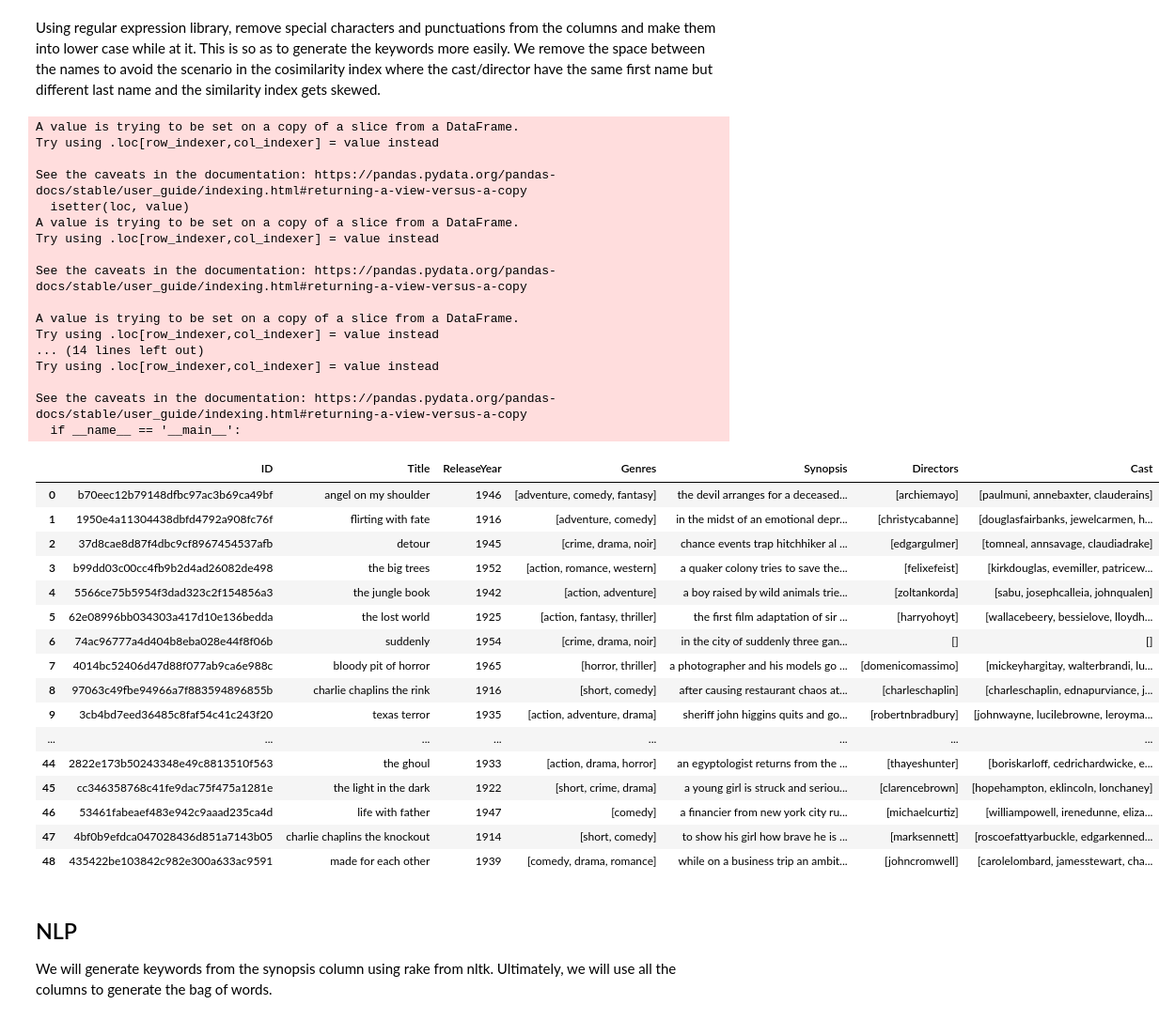
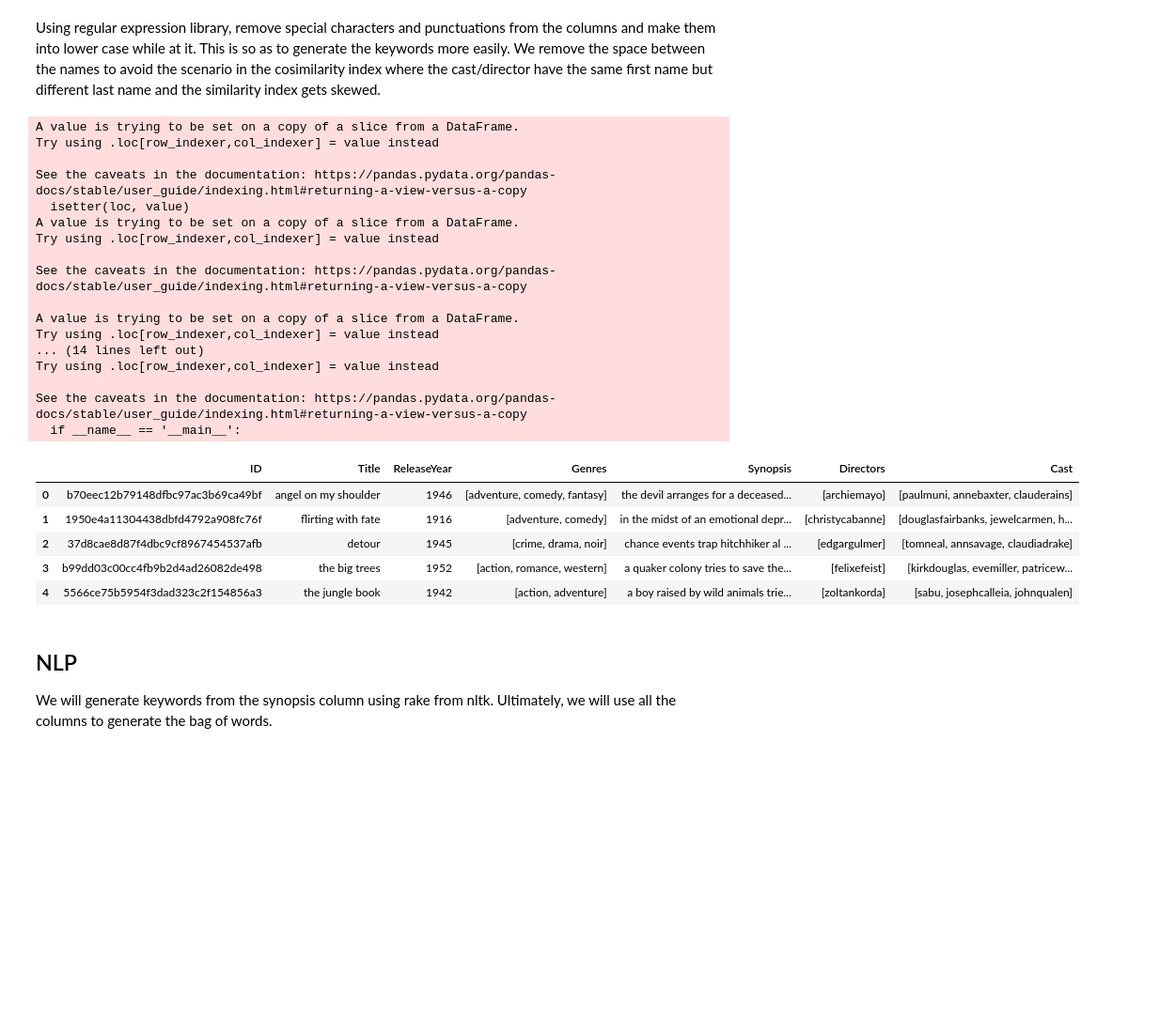
Before and after one commit to Thomas-George-T/Retro-Reel-Recommender, a Jupyter notebook: Retro_Reel_Recommender.ipynb, the cells around one changed output. Shown at 94% size. Saved outputs shown, nothing was run; the diff lists cells and outputs as text; code cells hidden in the pictures; blank space fills up the shorter version.

```diff
--- a/Retro_Reel_Recommender.ipynb
+++ b/Retro_Reel_Recommender.ipynb
@@ -120,45 +120,34 @@ df4['Cast'] = df4['Cast'].map(lambda x : [ remove_punct_space.sub("", y.lower())
 
 df4['Synopsis'] = df4['Synopsis'].map(lambda x: remove_punct.sub("", x.lower()))
 df4['Title'] = df4['Title'].map(lambda x: remove_punct.sub("", x.lower()))
 
 # Make the rest of the columns also lower case
 df4['Genres'] = df4['Genres'].map(lambda x: [ y.lower() for y in x ])
-df4
+df4.head()
 # %% [output]
 A value is trying to be set on a copy of a slice from a DataFrame.
 Try using .loc[row_indexer,col_indexer] = value instead
 
 See the caveats in the documentation: https://pandas.pydata.org/pandas-docs/stable/user_guide/indexing.html#returning-a-view-versus-a-copy
   isetter(loc, value)
 A value is trying to be set on a copy of a slice from a DataFrame.
 Try using .loc[row_indexer,col_indexer] = value instead
 
 See the caveats in the documentation: https://pandas.pydata.org/pandas-docs/stable/user_guide/indexing.html#returning-a-view-versus-a-copy
 
 A value is trying to be set on a copy of a slice from a DataFrame.
 Try using .loc[row_indexer,col_indexer] = value instead
 ... (14 lines left out)
 Try using .loc[row_indexer,col_indexer] = value instead
 
 See the caveats in the documentation: https://pandas.pydata.org/pandas-docs/stable/user_guide/indexing.html#returning-a-view-versus-a-copy
   if __name__ == '__main__':
 |  | ID | Title | ReleaseYear | Genres | Synopsis | Directors | Cast |
 | 0 | b70eec12b79148dfbc97ac3b69ca49bf | angel on my shoulder | 1946 | [adventure, comedy, fantasy] | the devil arranges for a deceased... | [archiemayo] | [paulmuni, annebaxter, clauderains] |
 | 1 | 1950e4a11304438dbfd4792a908fc76f | flirting with fate | 1916 | [adventure, comedy] | in the midst of an emotional depr... | [christycabanne] | [douglasfairbanks, jewelcarmen, h... |
 | 2 | 37d8cae8d87f4dbc9cf8967454537afb | detour | 1945 | [crime, drama, noir] | chance events trap hitchhiker al ... | [edgargulmer] | [tomneal, annsavage, claudiadrake] |
 | 3 | b99dd03c00cc4fb9b2d4ad26082de498 | the big trees | 1952 | [action, romance, western] | a quaker colony tries to save the... | [felixefeist] | [kirkdouglas, evemiller, patricew... |
 | 4 | 5566ce75b5954f3dad323c2f154856a3 | the jungle book | 1942 | [action, adventure] | a boy raised by wild animals trie... | [zoltankorda] | [sabu, josephcalleia, johnqualen] |
-| 5 | 62e08996bb034303a417d10e136bedda | the lost world | 1925 | [action, fantasy, thriller] | the first film adaptation of sir ... | [harryohoyt] | [wallacebeery, bessielove, lloydh... |
-| 6 | 74ac96777a4d404b8eba028e44f8f06b | suddenly | 1954 | [crime, drama, noir] | in the city of suddenly three gan... | [] | [] |
-| 7 | 4014bc52406d47d88f077ab9ca6e988c | bloody pit of horror | 1965 | [horror, thriller] | a photographer and his models go ... | [domenicomassimo] | [mickeyhargitay, walterbrandi, lu... |
-| 8 | 97063c49fbe94966a7f883594896855b | charlie chaplins the rink | 1916 | [short, comedy] | after causing restaurant chaos at... | [charleschaplin] | [charleschaplin, ednapurviance, j... |
-| 9 | 3cb4bd7eed36485c8faf54c41c243f20 | texas terror | 1935 | [action, adventure, drama] | sheriff john higgins quits and go... | [robertnbradbury] | [johnwayne, lucilebrowne, leroyma... |
-| ... | ... | ... | ... | ... | ... | ... | ... |
-| 44 | 2822e173b50243348e49c8813510f563 | the ghoul | 1933 | [action, drama, horror] | an egyptologist returns from the ... | [thayeshunter] | [boriskarloff, cedrichardwicke, e... |
-| 45 | cc346358768c41fe9dac75f475a1281e | the light in the dark | 1922 | [short, crime, drama] | a young girl is struck and seriou... | [clarencebrown] | [hopehampton, eklincoln, lonchaney] |
-| 46 | 53461fabeaef483e942c9aaad235ca4d | life with father | 1947 | [comedy] | a financier from new york city ru... | [michaelcurtiz] | [williampowell, irenedunne, eliza... |
-| 47 | 4bf0b9efdca047028436d851a7143b05 | charlie chaplins the knockout | 1914 | [short, comedy] | to show his girl how brave he is ... | [marksennett] | [roscoefattyarbuckle, edgarkenned... |
-| 48 | 435422be103842c982e300a633ac9591 | made for each other | 1939 | [comedy, drama, romance] | while on a business trip an ambit... | [johncromwell] | [carolelombard, jamesstewart, cha... |
 # %% [markdown]
 ## NLP
 We will generate keywords from the synopsis column using rake from nltk. Ultimately, we will use all the columns to generate the bag of words.
```
Also changed, not shown: parts of 36 cells of this notebook.
